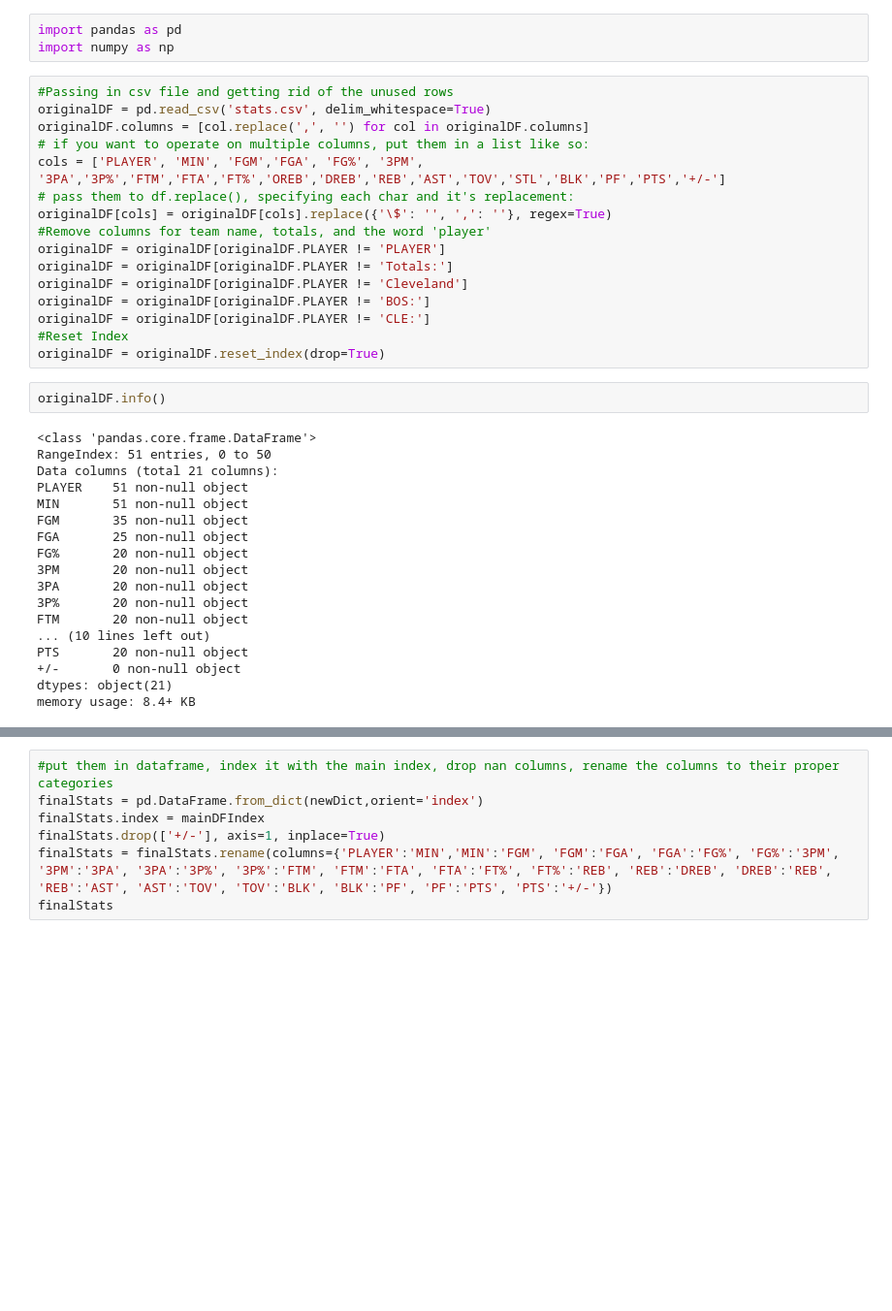
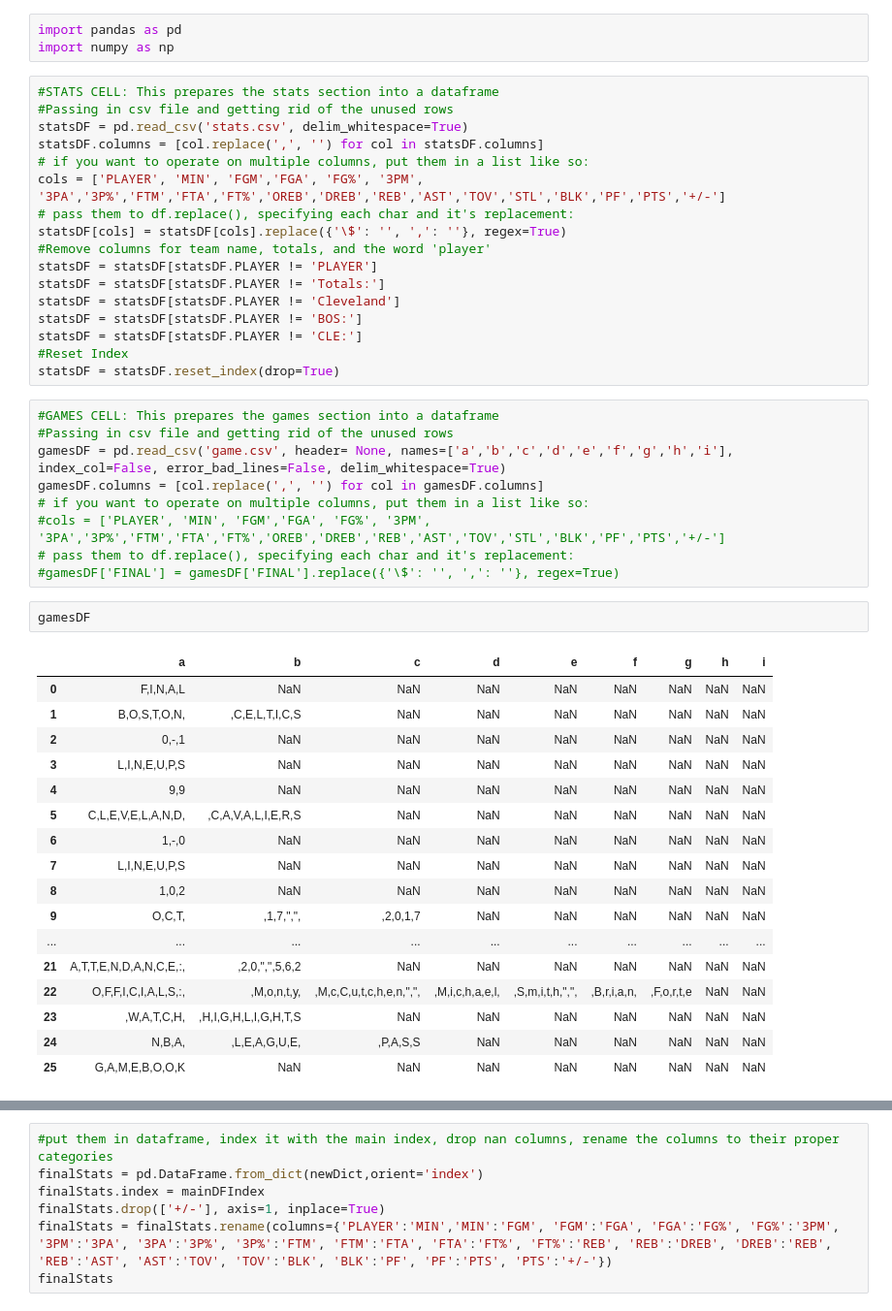
Before and after one commit to matgraham/nba, a Jupyter notebook: NBA_ML.ipynb, the cells around one changed output, grey strips where cells are left out. Shown at 97% size. Cells and saved outputs as stored; diff of their text form; blank space fills up the shorter version.

Commit message:
11/12 update: Creates a games csv, feeds it into the jupyter notebook

```diff
--- a/NBA_ML.ipynb
+++ b/NBA_ML.ipynb
@@ -2,41 +2,51 @@
 import pandas as pd
 import numpy as np
 # %%
+#STATS CELL: This prepares the stats section into a dataframe
 #Passing in csv file and getting rid of the unused rows
-originalDF = pd.read_csv('stats.csv', delim_whitespace=True)
-originalDF.columns = [col.replace(',', '') for col in originalDF.columns]
+statsDF = pd.read_csv('stats.csv', delim_whitespace=True)
+statsDF.columns = [col.replace(',', '') for col in statsDF.columns]
 # if you want to operate on multiple columns, put them in a list like so:
 cols = ['PLAYER', 'MIN', 'FGM','FGA', 'FG%', '3PM', '3PA','3P%','FTM','FTA','FT%','OREB','DREB','REB','AST','TOV','STL','BLK','PF','PTS','+/-']
 # pass them to df.replace(), specifying each char and it's replacement:
-originalDF[cols] = originalDF[cols].replace({'\$': '', ',': ''}, regex=True)
+statsDF[cols] = statsDF[cols].replace({'\$': '', ',': ''}, regex=True)
 #Remove columns for team name, totals, and the word 'player'
-originalDF = originalDF[originalDF.PLAYER != 'PLAYER']
-originalDF = originalDF[originalDF.PLAYER != 'Totals:']
-originalDF = originalDF[originalDF.PLAYER != 'Cleveland']
-originalDF = originalDF[originalDF.PLAYER != 'BOS:']
-originalDF = originalDF[originalDF.PLAYER != 'CLE:']
+statsDF = statsDF[statsDF.PLAYER != 'PLAYER']
+statsDF = statsDF[statsDF.PLAYER != 'Totals:']
+statsDF = statsDF[statsDF.PLAYER != 'Cleveland']
+statsDF = statsDF[statsDF.PLAYER != 'BOS:']
+statsDF = statsDF[statsDF.PLAYER != 'CLE:']
 #Reset Index
-originalDF = originalDF.reset_index(drop=True)
+statsDF = statsDF.reset_index(drop=True)
-# %%
-originalDF.info()
-# %% [output]
-<class 'pandas.core.frame.DataFrame'>
-RangeIndex: 51 entries, 0 to 50
-Data columns (total 21 columns):
-PLAYER    51 non-null object
-MIN       51 non-null object
-FGM       35 non-null object
-FGA       25 non-null object
-FG%       20 non-null object
-3PM       20 non-null object
-3PA       20 non-null object
-3P%       20 non-null object
-FTM       20 non-null object
-... (10 lines left out)
-PTS       20 non-null object
-+/-       0 non-null object
-dtypes: object(21)
-memory usage: 8.4+ KB
+# %%
+#GAMES CELL: This prepares the games section into a dataframe
+#Passing in csv file and getting rid of the unused rows
+gamesDF = pd.read_csv('game.csv', header= None, names=['a','b','c','d','e','f','g','h','i'], index_col=False, error_bad_lines=False, delim_whitespace=True)
+gamesDF.columns = [col.replace(',', '') for col in gamesDF.columns]
+# if you want to operate on multiple columns, put them in a list like so:
+#cols = ['PLAYER', 'MIN', 'FGM','FGA', 'FG%', '3PM', '3PA','3P%','FTM','FTA','FT%','OREB','DREB','REB','AST','TOV','STL','BLK','PF','PTS','+/-']
+# pass them to df.replace(), specifying each char and it's replacement:
+#gamesDF['FINAL'] = gamesDF['FINAL'].replace({'\$': '', ',': ''}, regex=True)
+# %%
+gamesDF
+# %% [output]
+|  | a | b | c | d | e | f | g | h | i |
+| 0 | F,I,N,A,L | NaN | NaN | NaN | NaN | NaN | NaN | NaN | NaN |
+| 1 | B,O,S,T,O,N, | ,C,E,L,T,I,C,S | NaN | NaN | NaN | NaN | NaN | NaN | NaN |
+| 2 | 0,-,1 | NaN | NaN | NaN | NaN | NaN | NaN | NaN | NaN |
+| 3 | L,I,N,E,U,P,S | NaN | NaN | NaN | NaN | NaN | NaN | NaN | NaN |
+| 4 | 9,9 | NaN | NaN | NaN | NaN | NaN | NaN | NaN | NaN |
+| 5 | C,L,E,V,E,L,A,N,D, | ,C,A,V,A,L,I,E,R,S | NaN | NaN | NaN | NaN | NaN | NaN | NaN |
+| 6 | 1,-,0 | NaN | NaN | NaN | NaN | NaN | NaN | NaN | NaN |
+| 7 | L,I,N,E,U,P,S | NaN | NaN | NaN | NaN | NaN | NaN | NaN | NaN |
+| 8 | 1,0,2 | NaN | NaN | NaN | NaN | NaN | NaN | NaN | NaN |
+| 9 | O,C,T, | ,1,7,",", | ,2,0,1,7 | NaN | NaN | NaN | NaN | NaN | NaN |
+| ... | ... | ... | ... | ... | ... | ... | ... | ... | ... |
+| 21 | A,T,T,E,N,D,A,N,C,E,:, | ,2,0,",",5,6,2 | NaN | NaN | NaN | NaN | NaN | NaN | NaN |
+| 22 | O,F,F,I,C,I,A,L,S,:, | ,M,o,n,t,y, | ,M,c,C,u,t,c,h,e,n,",", | ,M,i,c,h,a,e,l, | ,S,m,i,t,h,",", | ,B,r,i,a,n, | ,F,o,r,t,e | NaN | NaN |
+| 23 | ,W,A,T,C,H, | ,H,I,G,H,L,I,G,H,T,S | NaN | NaN | NaN | NaN | NaN | NaN | NaN |
+| 24 | N,B,A, | ,L,E,A,G,U,E, | ,P,A,S,S | NaN | NaN | NaN | NaN | NaN | NaN |
+| 25 | G,A,M,E,B,O,O,K | NaN | NaN | NaN | NaN | NaN | NaN | NaN | NaN |
 # %%
 #Setting up the index on the main dataframe
 mainDFIndex = []
```
Also changed, not shown: parts of 2 cells of this notebook, 3 other files.
